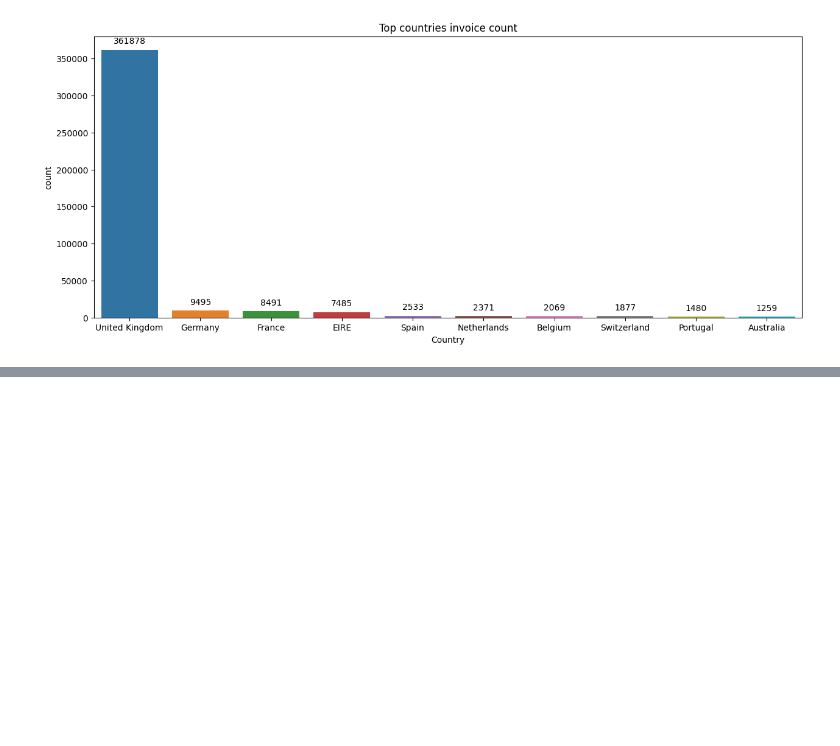
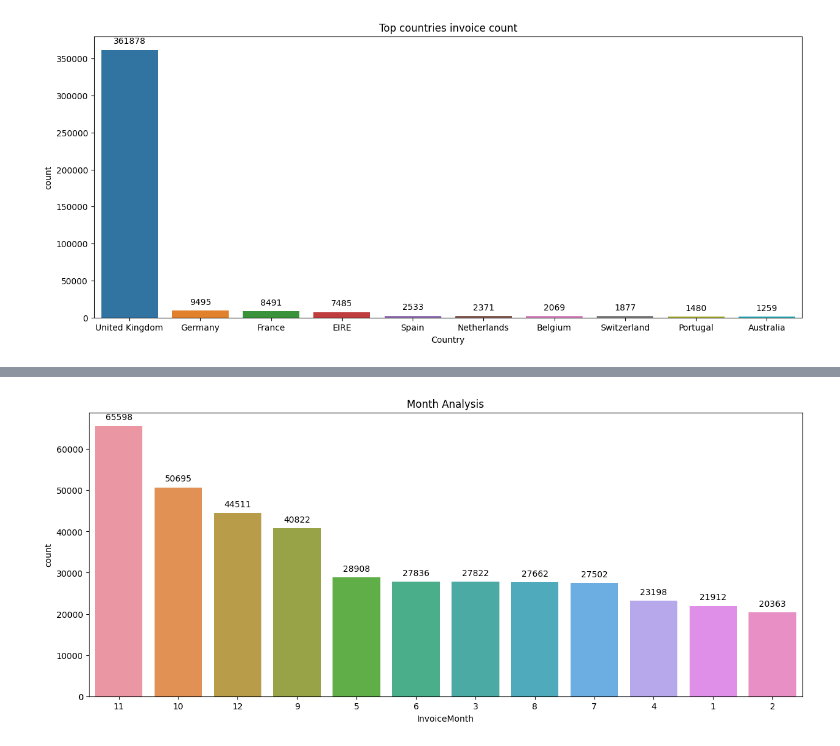
Before and after one commit to Mohamed-Harish-M-123/Capstone-Project-IV, a Jupyter notebook: Online_Retail_Customer_Segmentation.ipynb, the cells around one changed output, grey strips where cells are left out. Saved outputs shown, nothing was run; the diff lists cells and outputs as text; code cells hidden in the pictures; blank space fills up the shorter version.

```diff
--- a/Online_Retail_Customer_Segmentation.ipynb
+++ b/Online_Retail_Customer_Segmentation.ipynb
@@ -219,0 +255,17 @@ plt.show()
+# %%
+# Month analysis
+
+month_analysis = customer_df['InvoiceMonth'].value_counts().sort_values(ascending=False)
+
+# Visualize the above insight
+
+plt.figure(figsize=(15,6))
+ax = sns.countplot(x='InvoiceMonth',data=customer_df[customer_df['InvoiceMonth'].isin(month_analysis.index)],order=month_analysis.index)
+
+for p in ax.patches:
+    ax.annotate(format(p.get_height(), '.0f'), (p.get_x() + p.get_width() / 2., p.get_height()), ha = 'center', va = 'center', xytext = (0, 10), textcoords = 'offset points')
+
+plt.title('Month Analysis')
+plt.show()
+# %% [output]
+[figure, added]
```
Also changed, not shown: parts of 2 cells of this notebook.
